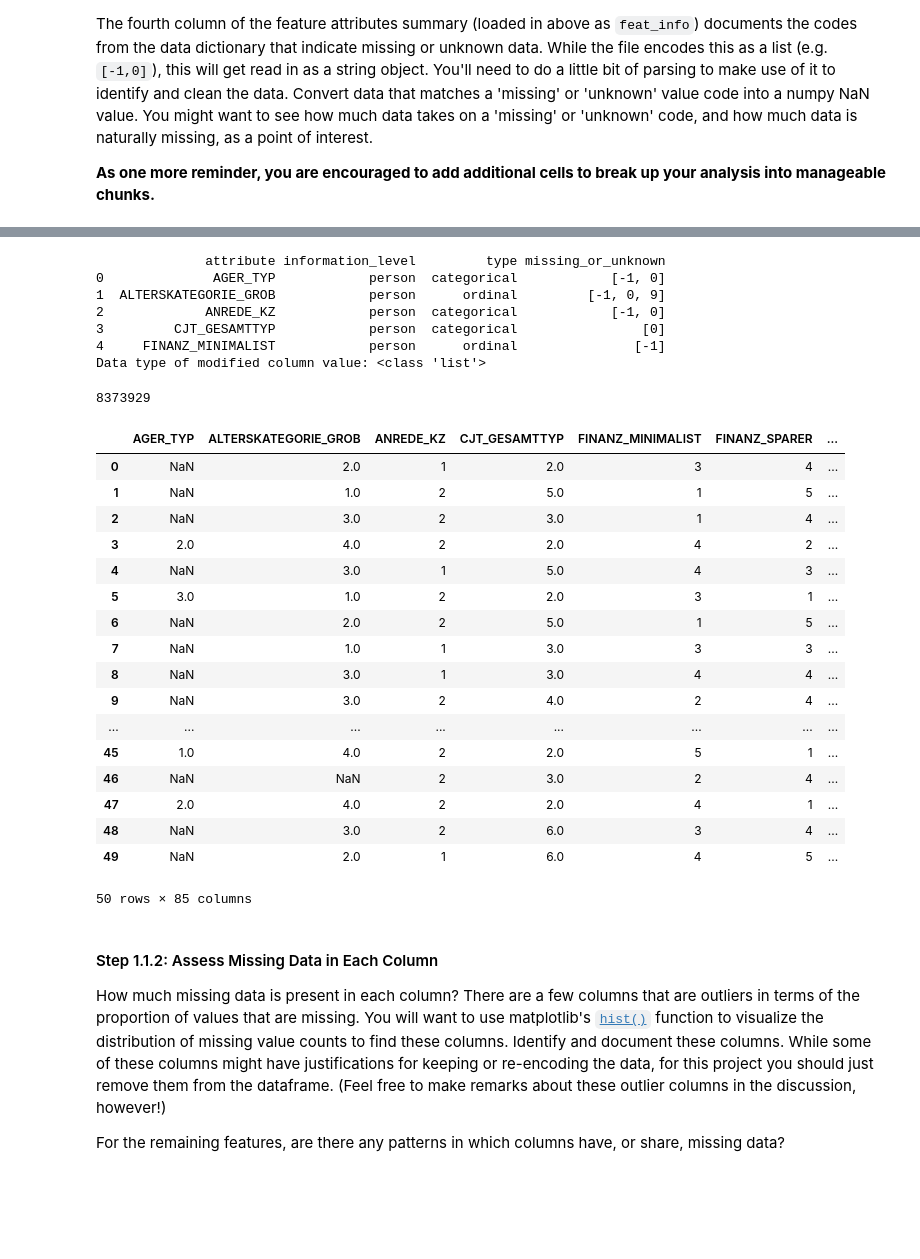
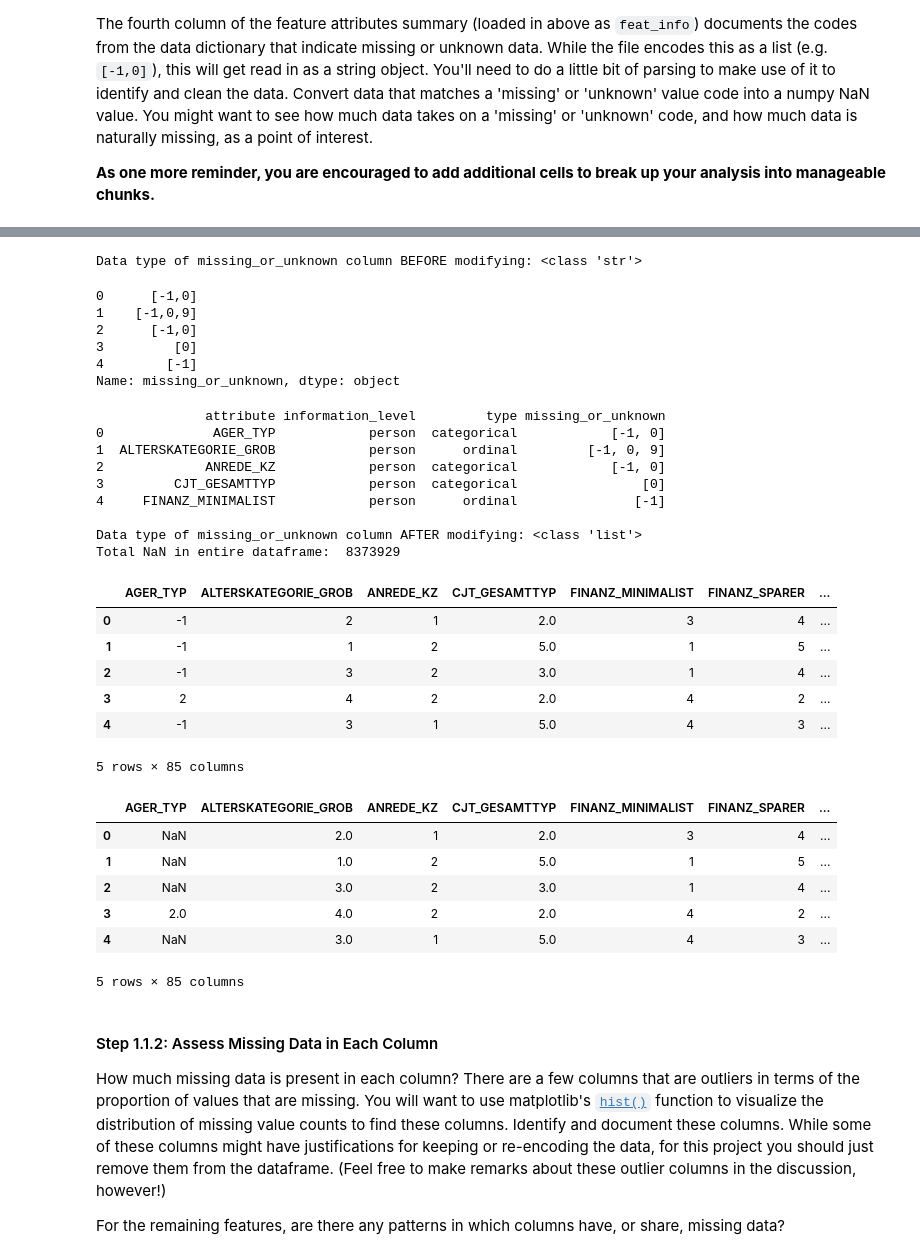
Before and after one commit to SaiManidevi/Identify-Customer-Segments---Unsupervised-Learning-Project, a Jupyter notebook: Identify_Customer_Segments_june_.ipynb, the cells around one changed output, grey strips where cells are left out. Drawn from its saved outputs; the diff is of its cells as text; code cells hidden in the pictures; blank space fills up the shorter version.

```diff
--- a/Identify_Customer_Segments_june_.ipynb
+++ b/Identify_Customer_Segments_june_.ipynb
@@ -119,18 +126,40 @@ Data type of missing_or_unknown column value before modifying: <class 'str'>
+# %%
+# Goal - To indentify missing/unknown data from azdias (Udacity_AZDIAS_Subset.csv) and convert them to NaNs
+
+# Get the column - 'missing_or_unknown' and check the datatype
+missing_unknown_col = nan_feat_info.loc[:, 'missing_or_unknown']
+print('Data type of missing_or_unknown column BEFORE modifying:', type(nan_feat_info['missing_or_unknown'][0]))
+missing_unknown_col.head()
+# %% [output]
+Data type of missing_or_unknown column BEFORE modifying: <class 'str'>
+0      [-1,0]
+1    [-1,0,9]
+2      [-1,0]
+3         [0]
+4        [-1]
+Name: missing_or_unknown, dtype: object
 # %%
+# Step 1 - Convert the feat_info column -'missing_or_unknown' from String/Object type to List of int values
+# Step 2 - After converting to List, for each 'attribute' in nan_azdias dataframe,
+# find the missing values and convert to NaNs
 for i, missing in enumerate(missing_unknown_col):
     # 1. Remove [ ] square brackets from each 'missing' string
     missing = missing.strip('[')
     missing = missing.strip(']')
     # 2. Convert the string to list using the string.split()
     missing = missing.split(',')
-    # 3. Convert all numbers as String to int in the list
-    missing = [int(missing_string) if (missing_string!='' and missing_string!='X' and missing_string!='XX') else missing_string for missing_string in missing]
-    # 4. Assign the modified list of missing_or_unknown values to feat_info's column
+    # 3. Convert all numbers which are Strings to int in the list
+    missing = [int(m) if (m != '' and m != 'X' and m != 'XX') else m for m in missing]
+    # 4. Assign the modified list of missing_or_unknown values to nan_feat_info's column
     nan_feat_info['missing_or_unknown'][i] = missing
-    nan_azdias = nan_azdias.replace({feat_info.iloc[i]['attribute']: missing}, np.nan)
+    # 5. Get the attribute at index i
+    attribute = nan_feat_info.iloc[i]['attribute']
+    # 6. In the nan_azdias dataframe, for each missing value replace it with NaN
+    nan_azdias[attribute] = nan_azdias[attribute].replace(missing, np.nan)
 # %%
 print(nan_feat_info.head())
-print('Data type of modified column value:', type(nan_feat_info['missing_or_unknown'][0]))
+print('\nData type of missing_or_unknown column AFTER modifying:', type(nan_feat_info['missing_or_unknown'][0]))
+print('Total NaN in entire dataframe: ',nan_azdias.isna().sum().sum())
 # %% [output]
               attribute information_level         type missing_or_unknown
 0              AGER_TYP            person  categorical            [-1, 0]
@@ -138,32 +167,29 @@ print('Data type of modified column value:', type(nan_feat_info['missing_or_unkn
 2             ANREDE_KZ            person  categorical            [-1, 0]
 3         CJT_GESAMTTYP            person  categorical                [0]
 4     FINANZ_MINIMALIST            person      ordinal               [-1]
-Data type of modified column value: <class 'list'>
+
+Data type of missing_or_unknown column AFTER modifying: <class 'list'>
+Total NaN in entire dataframe:  8373929
-# %%
-nan_azdias.isna().sum().sum()
-# %% [output]
-8373929
+# %%
+azdias.head(5)
+# %% [output]
+|  | AGER_TYP | ALTERSKATEGORIE_GROB | ANREDE_KZ | CJT_GESAMTTYP | FINANZ_MINIMALIST | FINANZ_SPARER | ... |
+| 0 | -1 | 2 | 1 | 2.0 | 3 | 4 | ... |
+| 1 | -1 | 1 | 2 | 5.0 | 1 | 5 | ... |
+| 2 | -1 | 3 | 2 | 3.0 | 1 | 4 | ... |
+| 3 | 2 | 4 | 2 | 2.0 | 4 | 2 | ... |
+| 4 | -1 | 3 | 1 | 5.0 | 4 | 3 | ... |
+5 rows × 85 columns
 # %%
-nan_azdias.head(50)
+nan_azdias.head(5)
 # %% [output]
 |  | AGER_TYP | ALTERSKATEGORIE_GROB | ANREDE_KZ | CJT_GESAMTTYP | FINANZ_MINIMALIST | FINANZ_SPARER | ... |
 | 0 | NaN | 2.0 | 1 | 2.0 | 3 | 4 | ... |
 | 1 | NaN | 1.0 | 2 | 5.0 | 1 | 5 | ... |
 | 2 | NaN | 3.0 | 2 | 3.0 | 1 | 4 | ... |
 | 3 | 2.0 | 4.0 | 2 | 2.0 | 4 | 2 | ... |
 | 4 | NaN | 3.0 | 1 | 5.0 | 4 | 3 | ... |
-| 5 | 3.0 | 1.0 | 2 | 2.0 | 3 | 1 | ... |
-| 6 | NaN | 2.0 | 2 | 5.0 | 1 | 5 | ... |
-| 7 | NaN | 1.0 | 1 | 3.0 | 3 | 3 | ... |
-| 8 | NaN | 3.0 | 1 | 3.0 | 4 | 4 | ... |
-| 9 | NaN | 3.0 | 2 | 4.0 | 2 | 4 | ... |
-| ... | ... | ... | ... | ... | ... | ... | ... |
-| 45 | 1.0 | 4.0 | 2 | 2.0 | 5 | 1 | ... |
-| 46 | NaN | NaN | 2 | 3.0 | 2 | 4 | ... |
-| 47 | 2.0 | 4.0 | 2 | 2.0 | 4 | 1 | ... |
-| 48 | NaN | 3.0 | 2 | 6.0 | 3 | 4 | ... |
-| 49 | NaN | 2.0 | 1 | 6.0 | 4 | 5 | ... |
-50 rows × 85 columns
+5 rows × 85 columns
 # %% [markdown]
 #### Step 1.1.2: Assess Missing Data in Each Column
 
```
Also changed, not shown: parts of 29 cells of this notebook.
